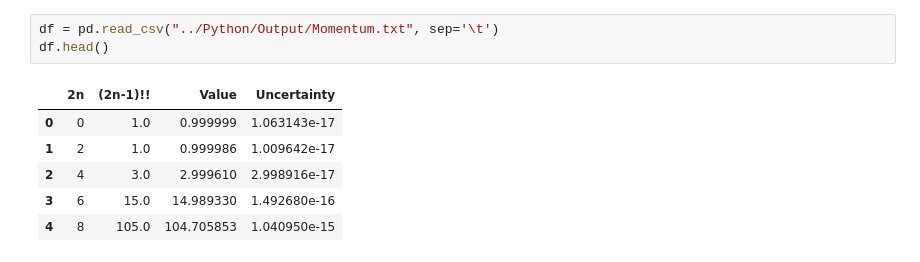
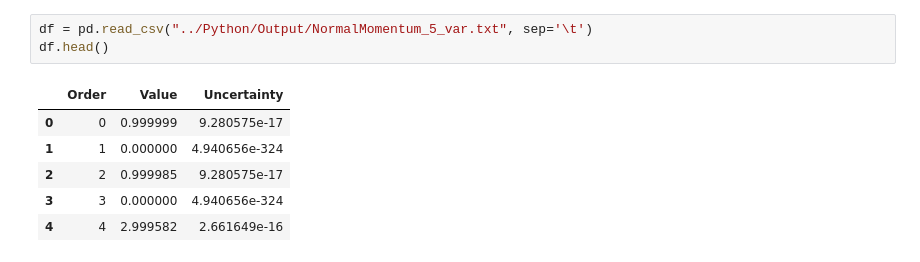
Before and after one commit to Chengpu0707/VarianceArithmetic, a Jupyter notebook: IPyNb/Momentum.ipynb, the cells around one changed output. Saved outputs shown, nothing was run; the diff lists cells and outputs as text.

Commit message:
Enhance Moment Asymptotic

```diff
--- a/IPyNb/Momentum.ipynb
+++ b/IPyNb/Momentum.ipynb
@@ -11,10 +12,10 @@ C:\Users\Cheng\OneDrive\Documents\Proj\VarianceArithmetic\IPyNb
 # %%
-df = pd.read_csv("../Python/Output/Momentum.txt", sep='\t')
+df = pd.read_csv("../Python/Output/NormalMomentum_5_var.txt", sep='\t')
 df.head()
 # %% [output]
-|  | 2n | (2n-1)!! | Value | Uncertainty |
-| 0 | 0 | 1.0 | 0.999999 | 1.063143e-17 |
-| 1 | 2 | 1.0 | 0.999986 | 1.009642e-17 |
-| 2 | 4 | 3.0 | 2.999610 | 2.998916e-17 |
-| 3 | 6 | 15.0 | 14.989330 | 1.492680e-16 |
-| 4 | 8 | 105.0 | 104.705853 | 1.040950e-15 |
+|  | Order | Value | Uncertainty |
+| 0 | 0 | 0.999999 | 9.280575e-17 |
+| 1 | 1 | 0.000000 | 4.940656e-324 |
+| 2 | 2 | 0.999985 | 9.280575e-17 |
+| 3 | 3 | 0.000000 | 4.940656e-324 |
+| 4 | 4 | 2.999582 | 2.661649e-16 |
```
Also changed, not shown: parts of 12 cells of this notebook, 3 other files.
